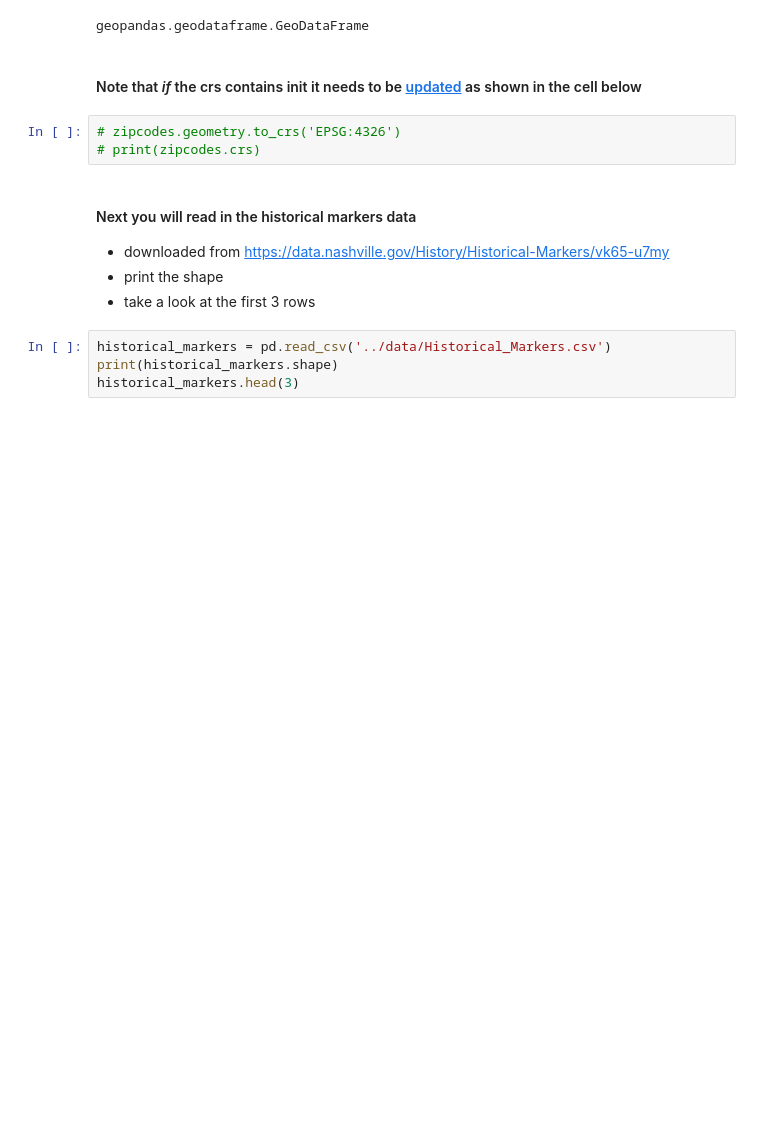
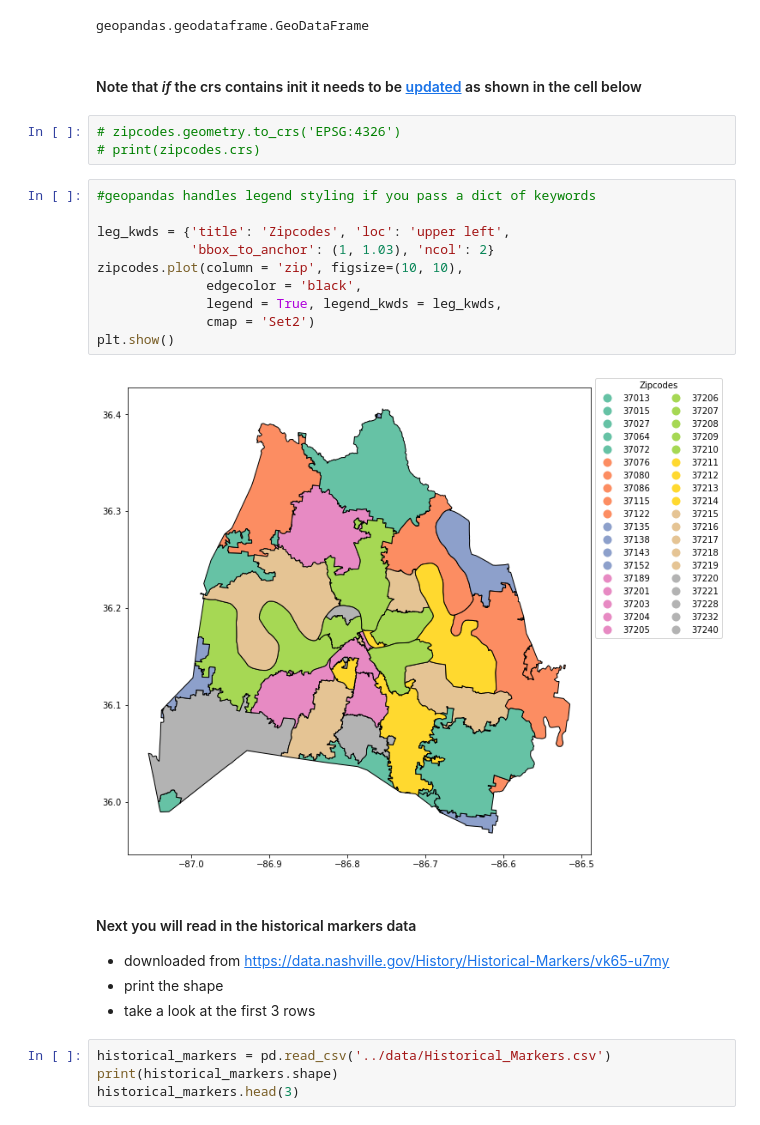
Before and after one commit to NSS-Data-Analytics-Cohort-6/geospatial-python-project-abigailasper, a Jupyter notebook: notebooks/nashville_historical_markers.ipynb, the cells around one changed output. Drawn from its saved outputs; the diff is of its cells as text; blank space fills up the shorter version.

```diff
--- a/notebooks/nashville_historical_markers.ipynb
+++ b/notebooks/nashville_historical_markers.ipynb
@@ -31,6 +31,18 @@ geopandas.geodataframe.GeoDataFrame
 # %%
 # zipcodes.geometry.to_crs('EPSG:4326')
 # print(zipcodes.crs)
+# %%
+#geopandas handles legend styling if you pass a dict of keywords
+
+leg_kwds = {'title': 'Zipcodes', 'loc': 'upper left',
+            'bbox_to_anchor': (1, 1.03), 'ncol': 2}
+zipcodes.plot(column = 'zip', figsize=(10, 10),
+              edgecolor = 'black',
+              legend = True, legend_kwds = leg_kwds,
+              cmap = 'Set2')
+plt.show()
+# %% [output]
+[figure, added]
 # %% [markdown]
 #### Next you will read in the historical markers data
 - downloaded from https://data.nashville.gov/History/Historical-Markers/vk65-u7my
```
Also changed, not shown: parts of 17 cells of this notebook.
